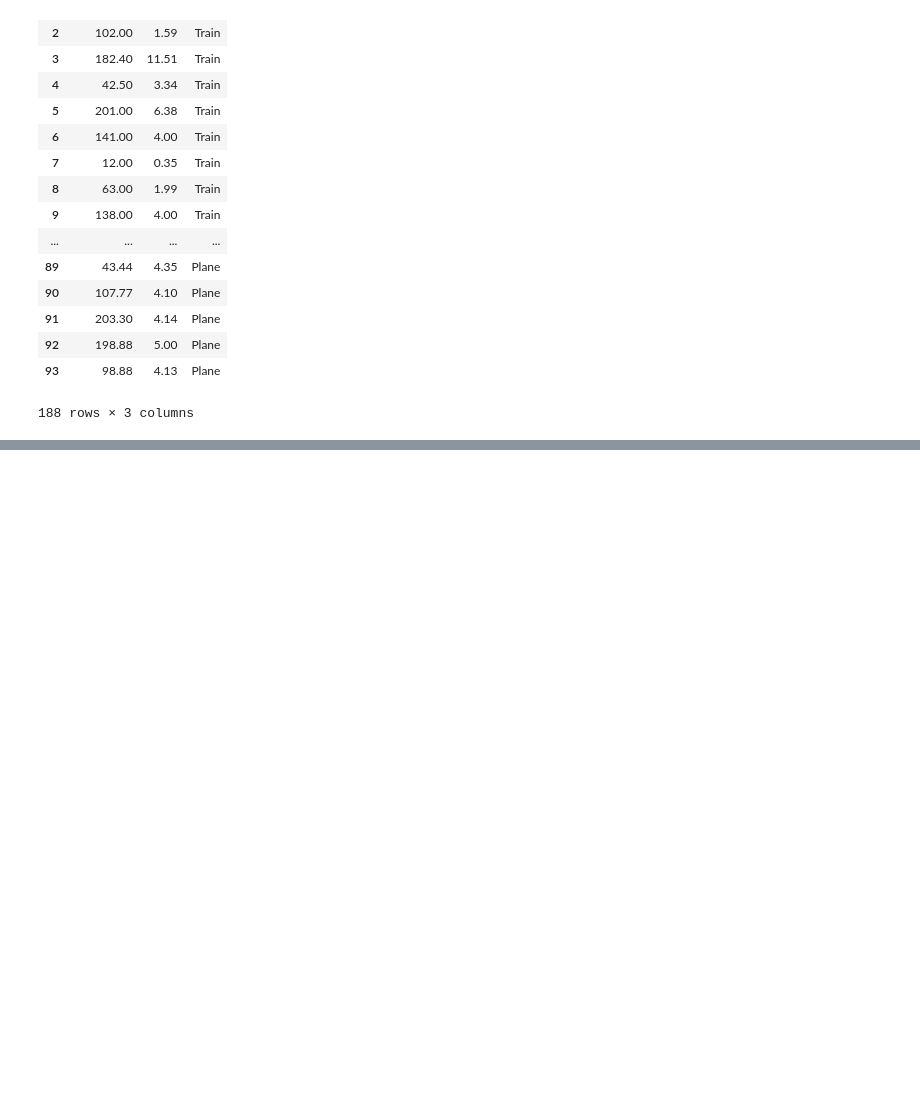
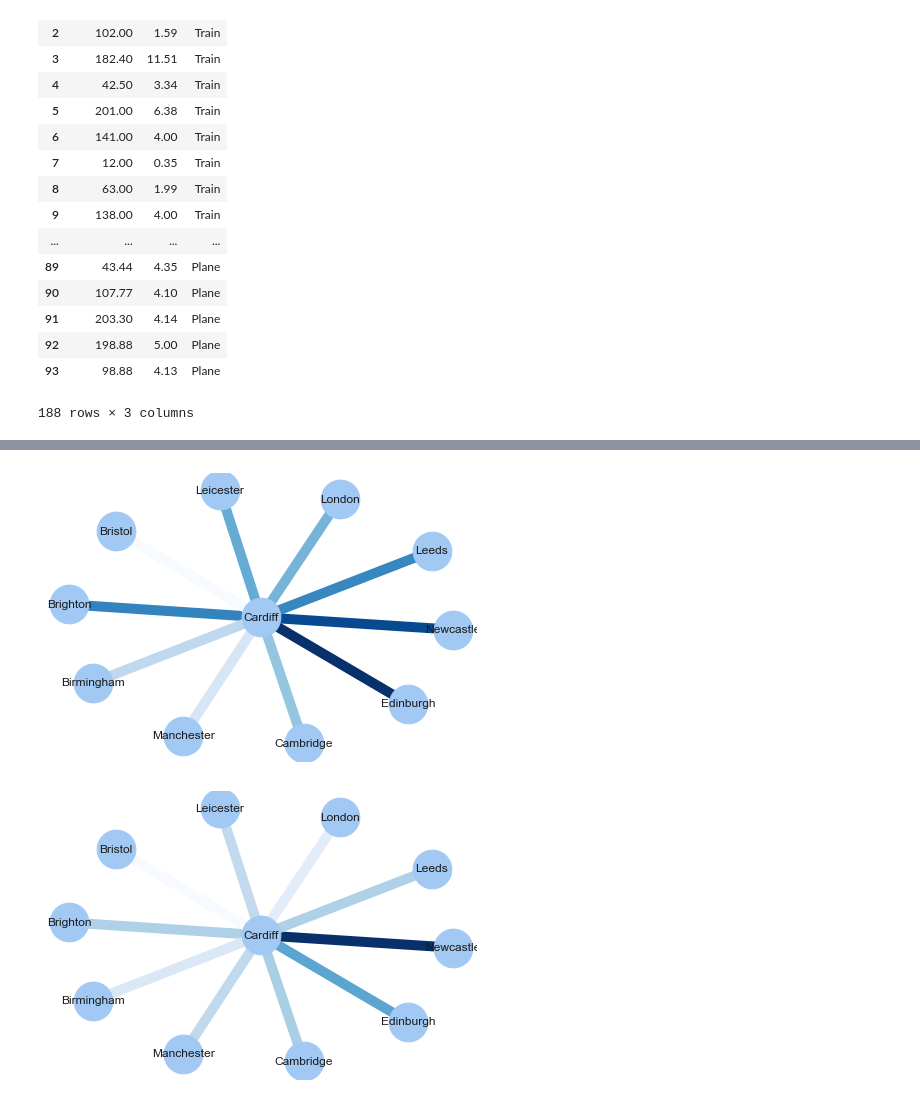
Before and after one commit to mhaiskarshridhar/Efficient-Transportation, a Jupyter notebook: Plane vs Train UK.ipynb, the cells around one changed output, grey strips where cells are left out. Drawn from its saved outputs; the diff is of its cells as text; code cells hidden in the pictures; blank space fills up the shorter version.

```diff
--- a/Plane vs Train UK.ipynb
+++ b/Plane vs Train UK.ipynb
@@ -244,0 +279,11 @@ fig.show()
+# %%
+plt.figure(1)
+nx.draw(G, pos,with_labels=True, node_color='b', node_size=1500, edge_color=df_network_graph['Train Tickets'], width=10.0, edge_cmap=plt.cm.Blues)
+plt.figure(2)
+
+nx.draw(G, pos,with_labels=True, node_color='b', node_size=1500, edge_color=df_network_graph['Train Time'], width=10.0, edge_cmap=plt.cm.Blues)
+
+plt.show()
+# %% [output]
+[figure, added]
+[figure, added]
```
Also changed, not shown: parts of 5 cells of this notebook.
